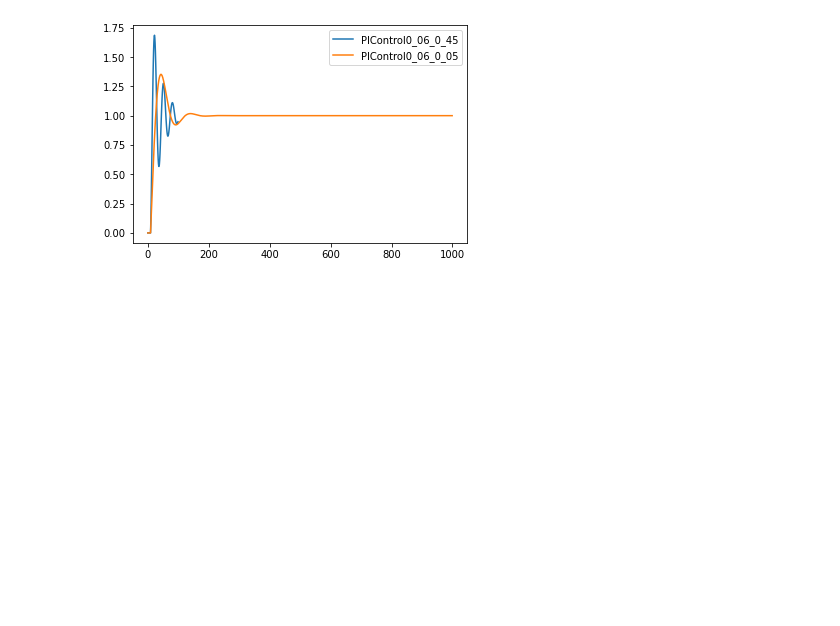
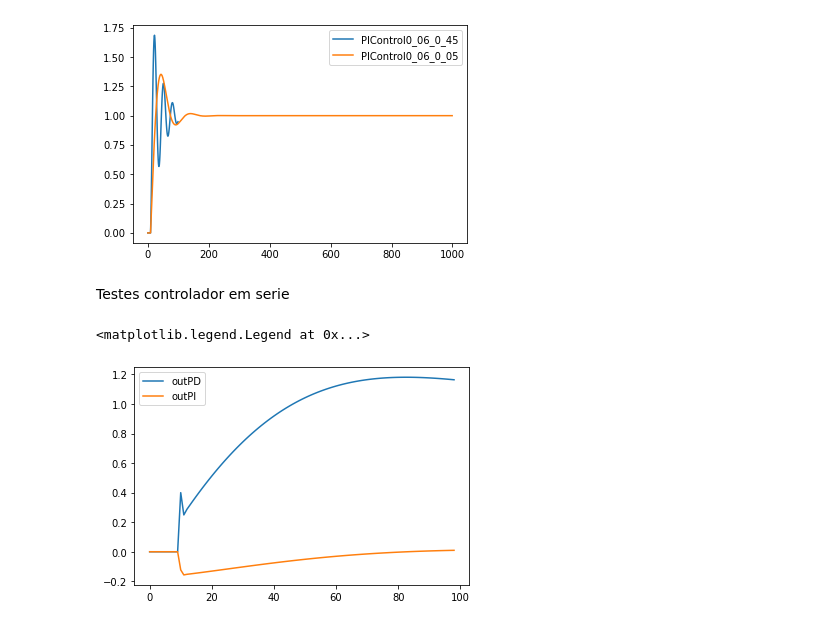
Before and after one commit to JoaoYukio/PCO119, a Jupyter notebook: Parte_Max/simulacaoControle/visualizacao.ipynb, the cells around one changed output. Drawn from its saved outputs; the diff is of its cells as text; code cells hidden in the pictures; blank space fills up the shorter version.

```diff
--- a/Parte_Max/simulacaoControle/visualizacao.ipynb
+++ b/Parte_Max/simulacaoControle/visualizacao.ipynb
@@ -1767,3 +1767,5 @@ plt.legend()
 # %% [output]
 <matplotlib.legend.Legend at 0x...>
 [figure]
+# %% [markdown]
+Testes controlador em serie
@@ -1769,0 +1980,7 @@ plt.legend()
+# %%
+plt.plot(outPD, label = "outPD")
+plt.plot(outPI, label = "outPI")
+plt.legend()
+# %% [output]
+<matplotlib.legend.Legend at 0x...>
+[figure, added]
```
Also changed, not shown: parts of 2 cells of this notebook, 2 other files.
